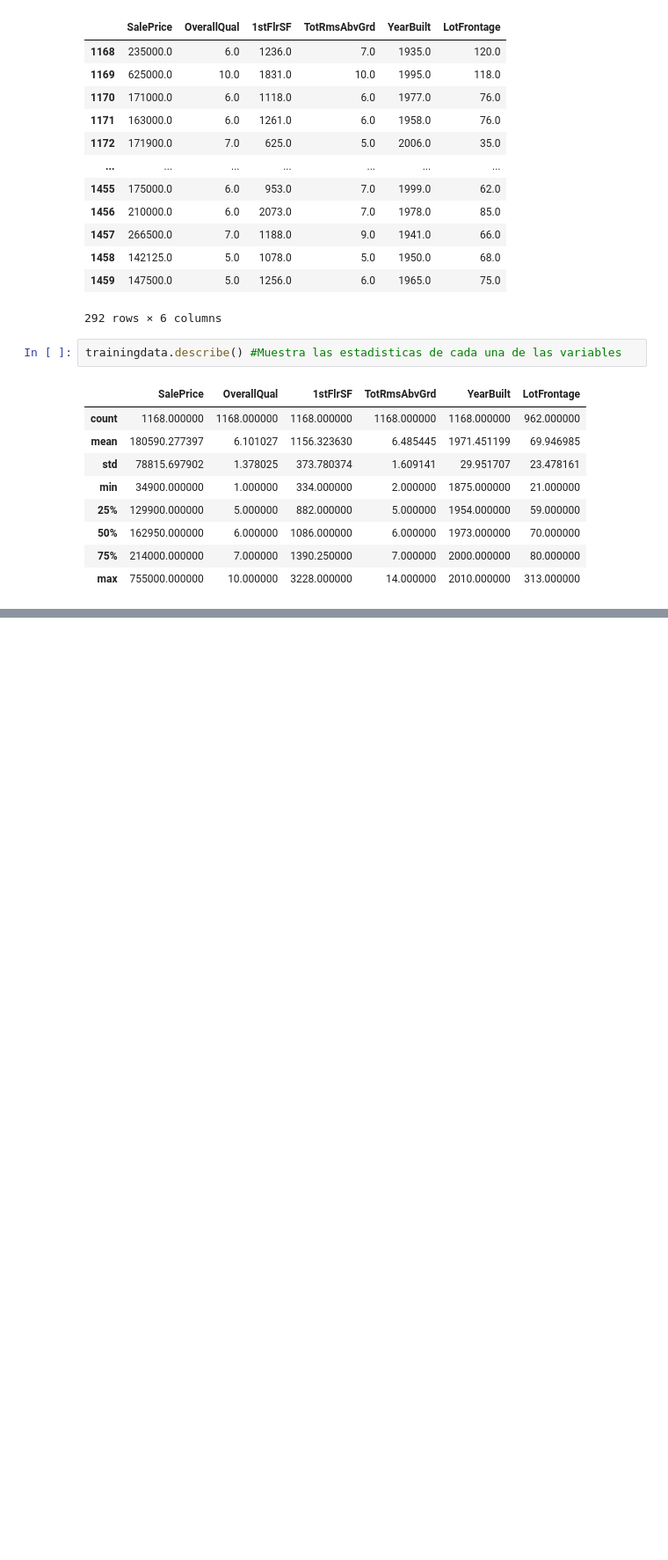
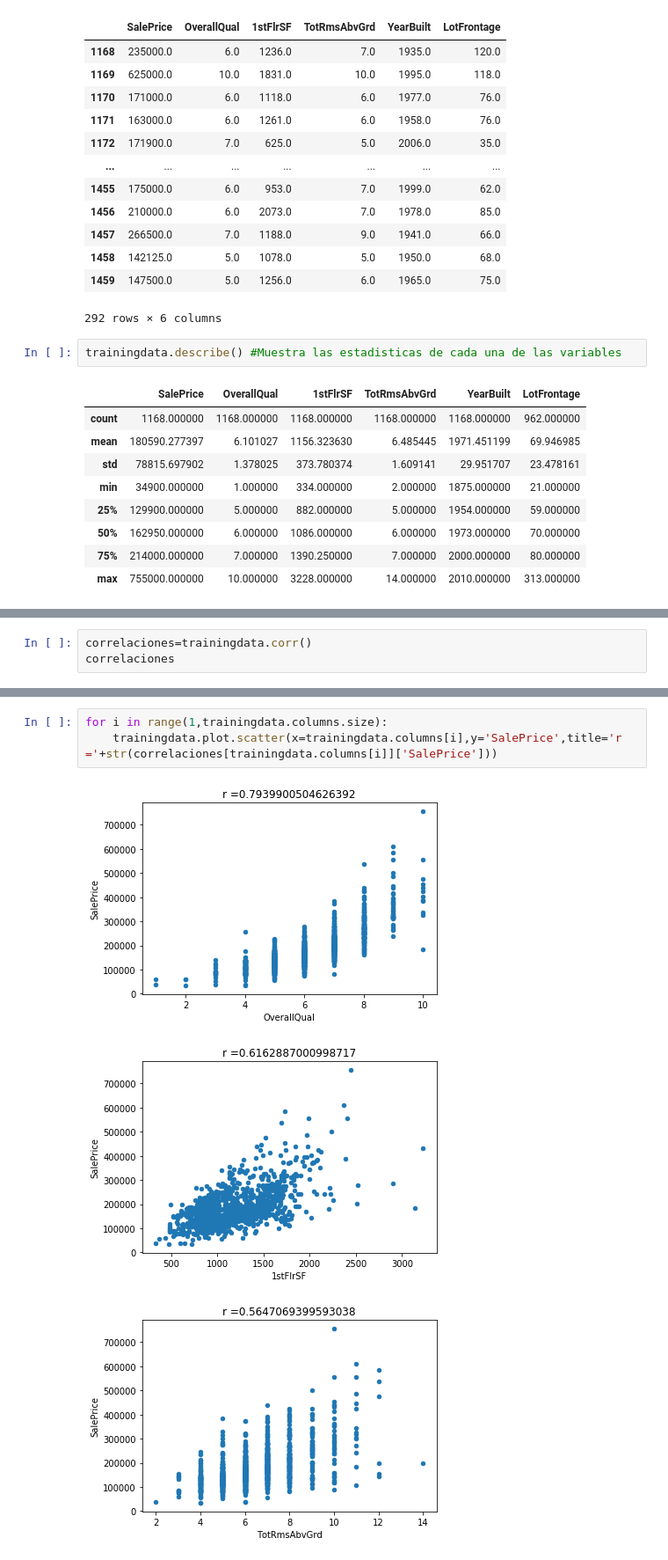
Before and after one commit to rub3ng0nzalez/MSDegree, a Jupyter notebook: Ciencia de datos en Python/proyecto_data/Proyecto-Ruben_Gonzalez.ipynb, the cells around one changed output, grey strips where cells are left out. Shown: that part at 88% size. Drawn from its saved outputs; the diff is of its cells as text; blank space fills up the shorter version.

```diff
--- a/Ciencia de datos en Python/proyecto_data/Proyecto-Ruben_Gonzalez.ipynb
+++ b/Ciencia de datos en Python/proyecto_data/Proyecto-Ruben_Gonzalez.ipynb
@@ -83,0 +97,3 @@ trainingdata["SalePrice"].min()
+# %%
+correlaciones=trainingdata.corr()
+correlaciones
@@ -83,0 +119,7 @@ trainingdata["SalePrice"].min()
+# %%
+for i in range(1,trainingdata.columns.size):
+    trainingdata.plot.scatter(x=trainingdata.columns[i],y='SalePrice',title='r ='+str(correlaciones[trainingdata.columns[i]]['SalePrice']))
+# %% [output]
+[figure, added]
+[figure, added]
+[figure, added]
```
Also changed, not shown: parts of 9 cells of this notebook.
